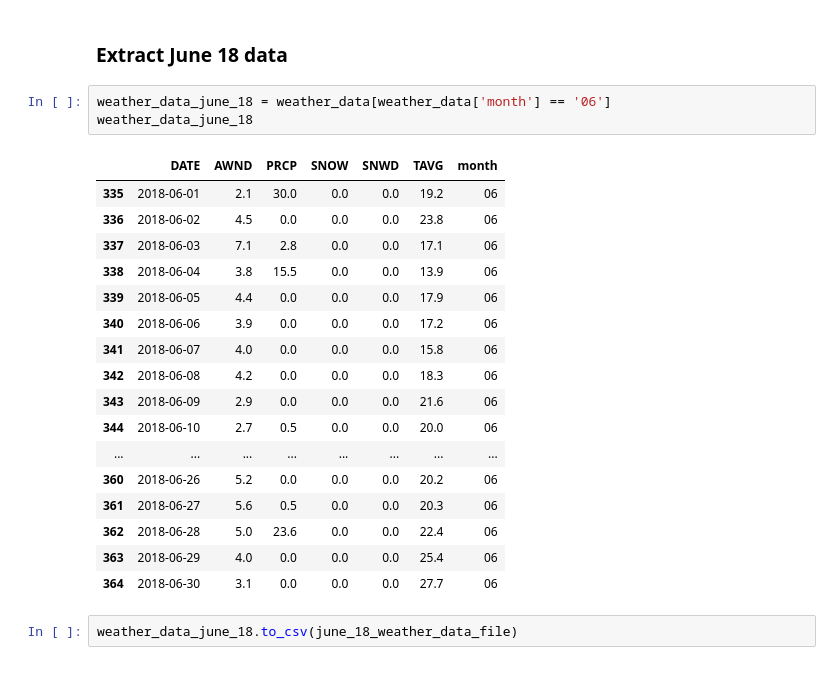
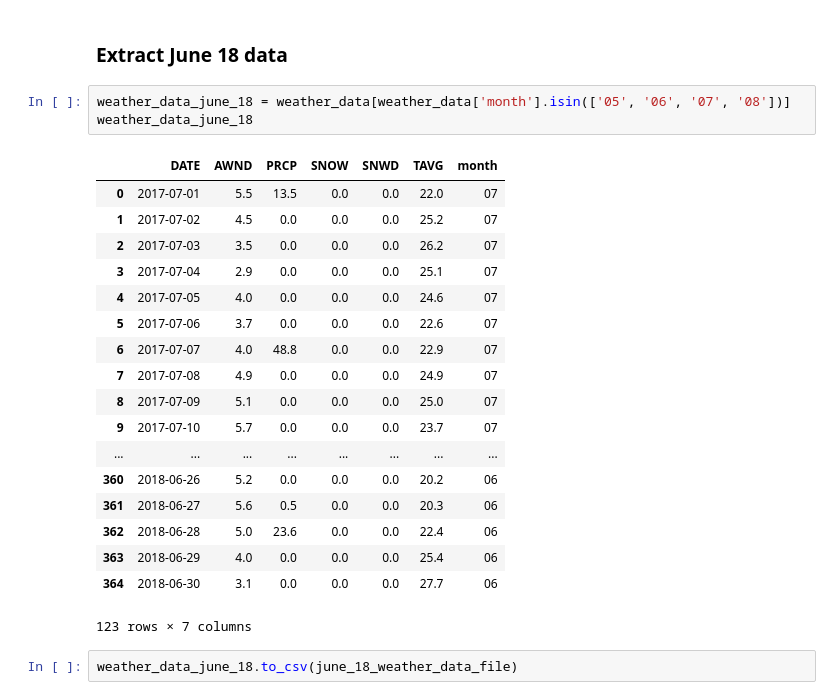
Before and after one commit to markstrefford/1.-Learning-Python-AI-by-Example, a Jupyter notebook: 3. Predicting Taxi Ride Duration/Source/notebooks/explore_weather_data.ipynb, the cells around one changed output. Saved outputs shown, nothing was run; the diff lists cells and outputs as text.

```diff
--- a/3. Predicting Taxi Ride Duration/Source/notebooks/explore_weather_data.ipynb
+++ b/3. Predicting Taxi Ride Duration/Source/notebooks/explore_weather_data.ipynb
@@ -167,25 +164,26 @@ pickle.dump(weather_meta, open('../data/weather_data/weather_meta.p', "wb"))
 # %% [markdown]
 ### Extract June 18 data
 # %%
-weather_data_june_18 = weather_data[weather_data['month'] == '06']
+weather_data_june_18 = weather_data[weather_data['month'].isin(['05', '06', '07', '08'])]
 weather_data_june_18
 # %% [output]
 |  | DATE | AWND | PRCP | SNOW | SNWD | TAVG | month |
-| 335 | 2018-06-01 | 2.1 | 30.0 | 0.0 | 0.0 | 19.2 | 06 |
-| 336 | 2018-06-02 | 4.5 | 0.0 | 0.0 | 0.0 | 23.8 | 06 |
-| 337 | 2018-06-03 | 7.1 | 2.8 | 0.0 | 0.0 | 17.1 | 06 |
-| 338 | 2018-06-04 | 3.8 | 15.5 | 0.0 | 0.0 | 13.9 | 06 |
-| 339 | 2018-06-05 | 4.4 | 0.0 | 0.0 | 0.0 | 17.9 | 06 |
-| 340 | 2018-06-06 | 3.9 | 0.0 | 0.0 | 0.0 | 17.2 | 06 |
-| 341 | 2018-06-07 | 4.0 | 0.0 | 0.0 | 0.0 | 15.8 | 06 |
-| 342 | 2018-06-08 | 4.2 | 0.0 | 0.0 | 0.0 | 18.3 | 06 |
-| 343 | 2018-06-09 | 2.9 | 0.0 | 0.0 | 0.0 | 21.6 | 06 |
-| 344 | 2018-06-10 | 2.7 | 0.5 | 0.0 | 0.0 | 20.0 | 06 |
+| 0 | 2017-07-01 | 5.5 | 13.5 | 0.0 | 0.0 | 22.0 | 07 |
+| 1 | 2017-07-02 | 4.5 | 0.0 | 0.0 | 0.0 | 25.2 | 07 |
+| 2 | 2017-07-03 | 3.5 | 0.0 | 0.0 | 0.0 | 26.2 | 07 |
+| 3 | 2017-07-04 | 2.9 | 0.0 | 0.0 | 0.0 | 25.1 | 07 |
+| 4 | 2017-07-05 | 4.0 | 0.0 | 0.0 | 0.0 | 24.6 | 07 |
+| 5 | 2017-07-06 | 3.7 | 0.0 | 0.0 | 0.0 | 22.6 | 07 |
+| 6 | 2017-07-07 | 4.0 | 48.8 | 0.0 | 0.0 | 22.9 | 07 |
+| 7 | 2017-07-08 | 4.9 | 0.0 | 0.0 | 0.0 | 24.9 | 07 |
+| 8 | 2017-07-09 | 5.1 | 0.0 | 0.0 | 0.0 | 25.0 | 07 |
+| 9 | 2017-07-10 | 5.7 | 0.0 | 0.0 | 0.0 | 23.7 | 07 |
 | ... | ... | ... | ... | ... | ... | ... | ... |
 | 360 | 2018-06-26 | 5.2 | 0.0 | 0.0 | 0.0 | 20.2 | 06 |
 | 361 | 2018-06-27 | 5.6 | 0.5 | 0.0 | 0.0 | 20.3 | 06 |
 | 362 | 2018-06-28 | 5.0 | 23.6 | 0.0 | 0.0 | 22.4 | 06 |
 | 363 | 2018-06-29 | 4.0 | 0.0 | 0.0 | 0.0 | 25.4 | 06 |
 | 364 | 2018-06-30 | 3.1 | 0.0 | 0.0 | 0.0 | 27.7 | 06 |
+123 rows × 7 columns
 # %%
 weather_data_june_18.to_csv(june_18_weather_data_file)
```
Also changed, not shown: parts of 2 cells of this notebook, 6 other files.
